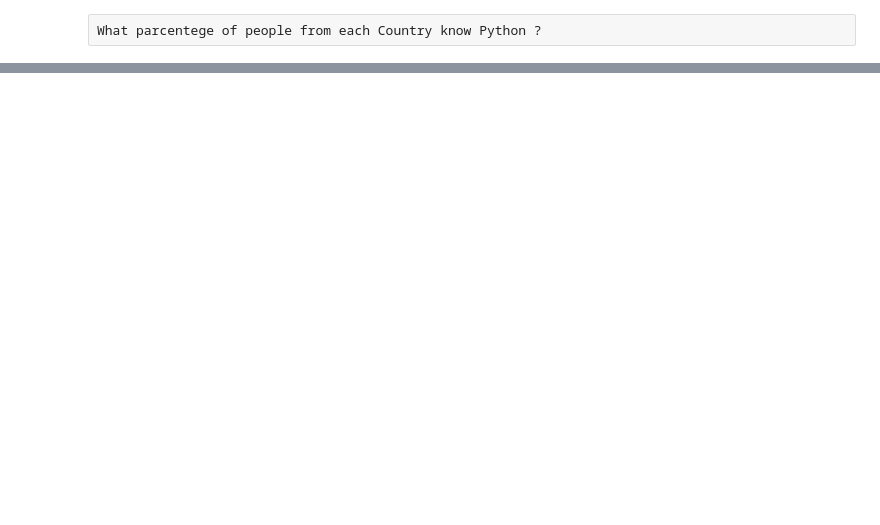
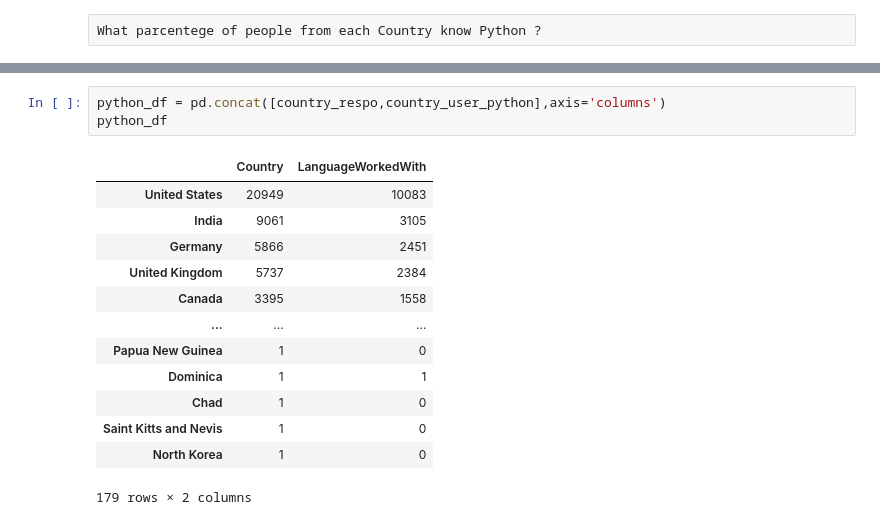
Before and after one commit to keshav4118/Pandas_learning_path, a Jupyter notebook: Grouping_and_ Aggregating.ipynb, the cells around one changed output, grey strips where cells are left out. Cells and saved outputs as stored; diff of their text form; blank space fills up the shorter version.

```diff
--- a/Grouping_and_ Aggregating.ipynb
+++ b/Grouping_and_ Aggregating.ipynb
@@ -333,0 +369,17 @@ country_respo =
+# %%
+python_df = pd.concat([country_respo,country_user_python],axis='columns')
+python_df
+# %% [output]
+|  | Country | LanguageWorkedWith |
+| United States | 20949 | 10083 |
+| India | 9061 | 3105 |
+| Germany | 5866 | 2451 |
+| United Kingdom | 5737 | 2384 |
+| Canada | 3395 | 1558 |
+| ... | ... | ... |
+| Papua New Guinea | 1 | 0 |
+| Dominica | 1 | 1 |
+| Chad | 1 | 0 |
+| Saint Kitts and Nevis | 1 | 0 |
+| North Korea | 1 | 0 |
+179 rows × 2 columns
```
Also changed, not shown: parts of 10 cells of this notebook.
